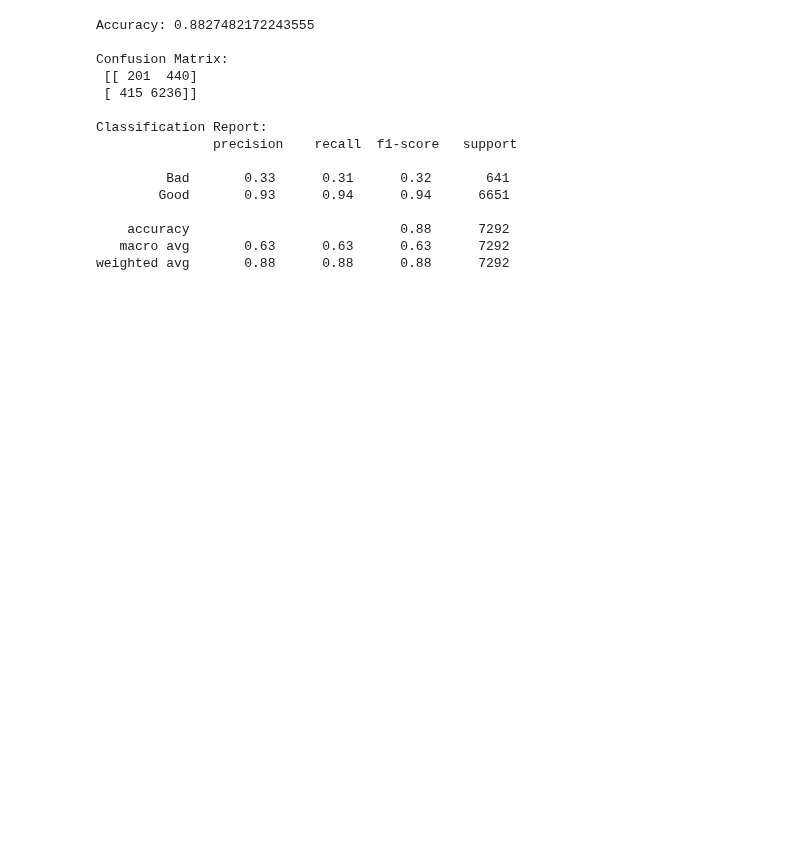
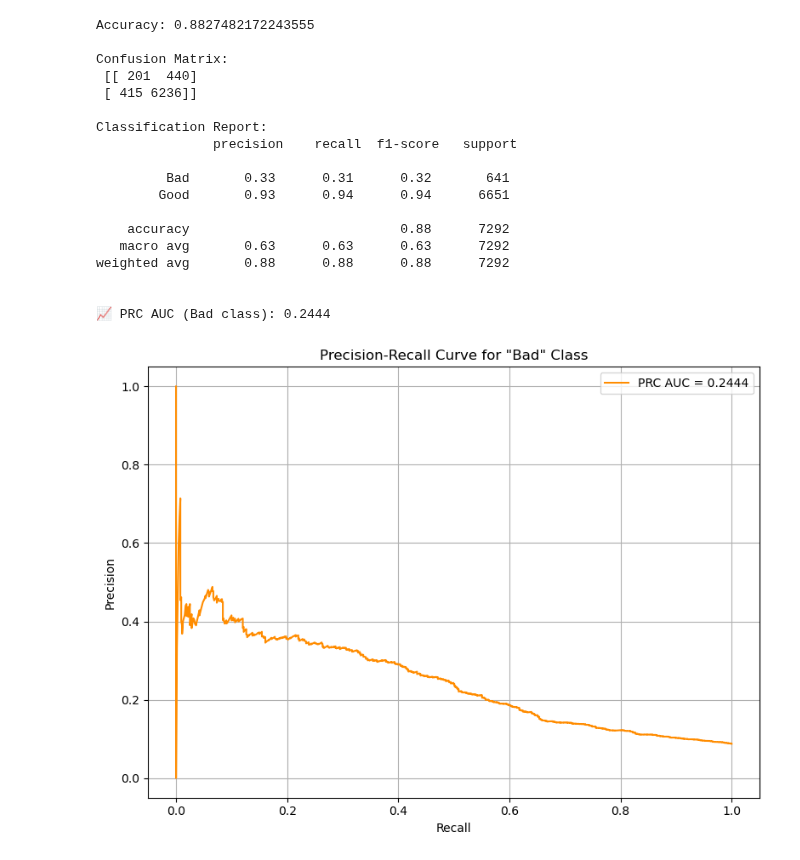
Before and after one commit to ashleytoh/cs3244-project-group-23, a Jupyter notebook: DT_model/tuning.ipynb, the cells around one changed output. Cells and saved outputs as stored; diff of their text form; code cells hidden in the pictures; blank space fills up the shorter version.

```diff
--- a/DT_model/tuning.ipynb
+++ b/DT_model/tuning.ipynb
@@ -96,11 +186,17 @@ weighted avg       0.86      0.88      0.87      7292
 # Stacking Base Model
 
 import pandas as pd
+import numpy as np
+import matplotlib.pyplot as plt
+
 from sklearn.ensemble import RandomForestClassifier, StackingClassifier
 from xgboost import XGBClassifier
 from sklearn.linear_model import LogisticRegression
 from sklearn.preprocessing import LabelEncoder
-from sklearn.metrics import classification_report, confusion_matrix, accuracy_score
+from sklearn.metrics import (
+    classification_report, confusion_matrix, accuracy_score,
+    precision_recall_curve, average_precision_score
+)
 
 # Load datasets
 train_df = pd.read_csv("train_set.csv")
@@ -115,6 +211,7 @@ X_test = test_df[feature_columns]
 le = LabelEncoder()
 y_train = le.fit_transform(train_df["credit_status"])
 y_test = le.transform(test_df["credit_status"])
+bad_index = list(le.classes_).index("Bad")  # index for "Bad" class (usually 0)
 
 # Define base models
 rf = RandomForestClassifier(random_state=42, class_weight='balanced')
@@ -124,34 +221,57 @@ xgb = XGBClassifier(eval_metric='logloss')
 stacking_model = StackingClassifier(
     estimators=[('rf', rf), ('xgb', xgb)],
     final_estimator=LogisticRegression(max_iter=2000),
     passthrough=True,
     n_jobs=-1
 )
 
 # Train and predict
 stacking_model.fit(X_train, y_train)
 y_pred = stacking_model.predict(X_test)
 
-# Evaluate
+# Get predicted probabilities
+y_probs = stacking_model.predict_proba(X_test)[:, bad_index]
+
+# Evaluate PRC AUC for the "Bad" class
+precision, recall, _ = precision_recall_curve(y_test, y_probs, pos_label=bad_index)
+prc_auc = average_precision_score(y_test, y_probs, pos_label=bad_index)
+
+# Output results
 print("Accuracy:", accuracy_score(y_test, y_pred))
 print("\nConfusion Matrix:\n", confusion_matrix(y_test, y_pred))
 print("\nClassification Report:\n", classification_report(y_test, y_pred, target_names=le.classes_))
+print(f"\n📈 PRC AUC (Bad class): {prc_auc:.4f}")
+
+# Plot PRC curve
+plt.figure(figsize=(8, 6))
+plt.plot(recall, precision, label=f'PRC AUC = {prc_auc:.4f}', color='darkorange')
+plt.xlabel('Recall')
+plt.ylabel('Precision')
+plt.title('Precision-Recall Curve for "Bad" Class')
+plt.legend()
+plt.grid(True)
+plt.tight_layout()
+plt.show()
 # %% [output]
 Accuracy: 0.8827482172243555
 
 Confusion Matrix:
  [[ 201  440]
  [ 415 6236]]
 
 Classification Report:
                precision    recall  f1-score   support
 
          Bad       0.33      0.31      0.32       641
         Good       0.93      0.94      0.94      6651
 
     accuracy                           0.88      7292
    macro avg       0.63      0.63      0.63      7292
 weighted avg       0.88      0.88      0.88      7292
+
+
+📈 PRC AUC (Bad class): 0.2444
+[figure, added]
 # %%
 # Random Forest Tuning
 
```
Also changed, not shown: parts of 6 cells of this notebook.
